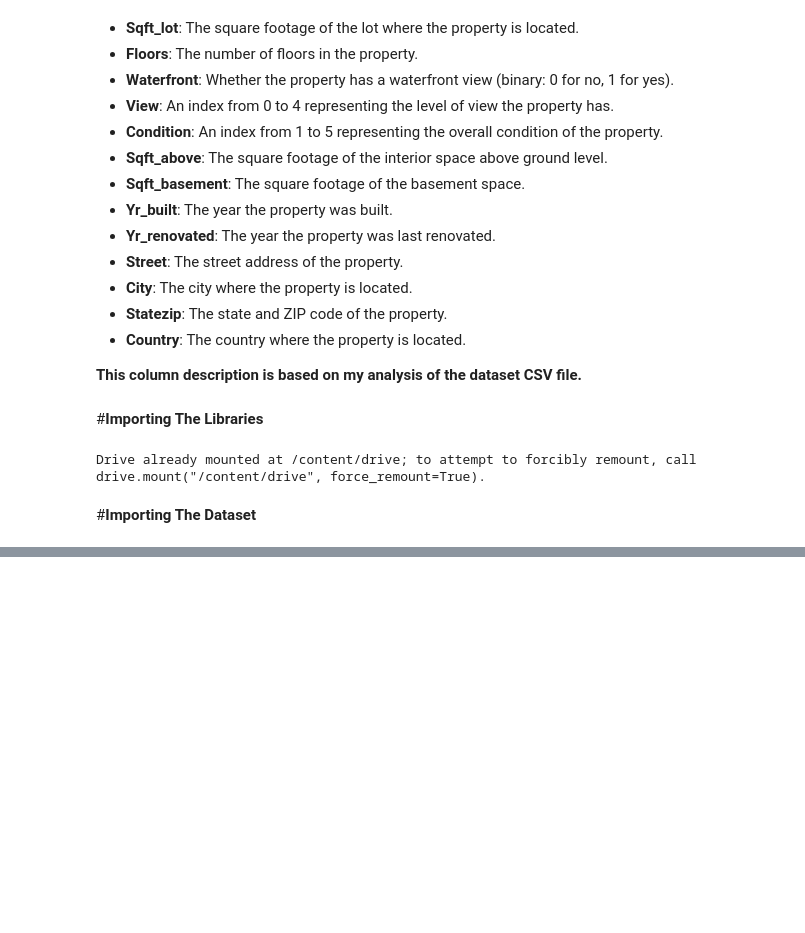
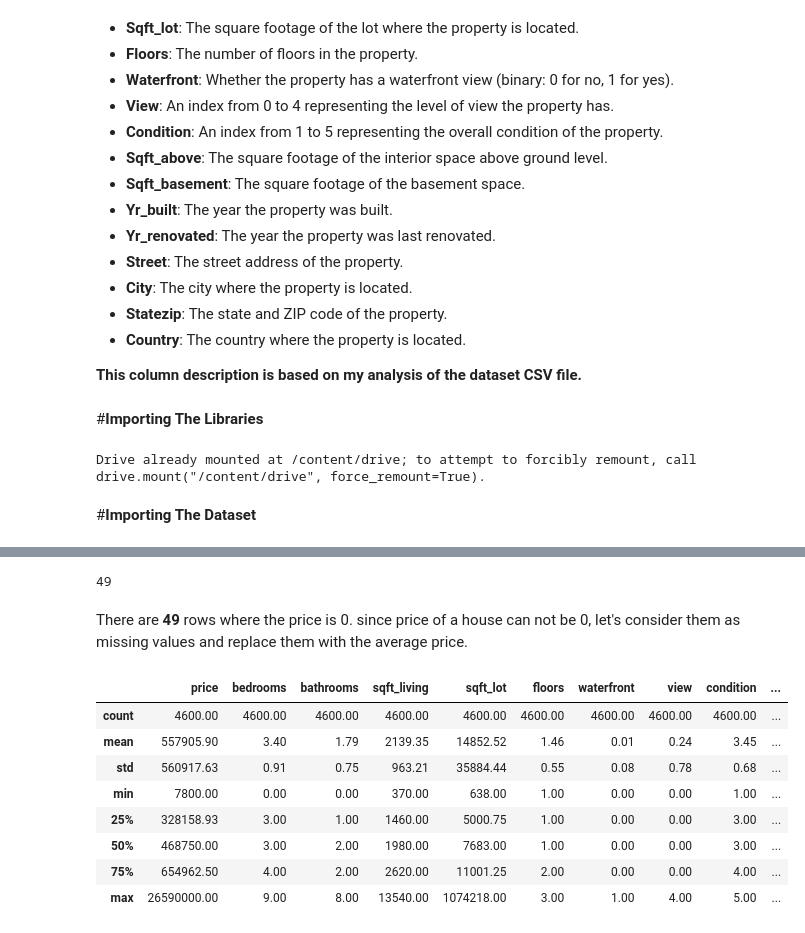
Before and after one commit to MuneefMumthas/CO538-Muneef-22206529, a Jupyter notebook: CO538_CW1_MLProject_Muneef_22206529.ipynb, the cells around one changed output, grey strips where cells are left out. Cells and saved outputs as stored; diff of their text form; code cells hidden in the pictures; blank space fills up the shorter version.

```diff
--- a/CO538_CW1_MLProject_Muneef_22206529.ipynb
+++ b/CO538_CW1_MLProject_Muneef_22206529.ipynb
@@ -74,0 +116,4 @@ df.head()
+# %%
+# changing the dtype of floors, bedrooms and bathrooms to 'int'
+df[['bedrooms','bathrooms', 'floors']] = df[['bedrooms','bathrooms', 'floors']].astype('int')
+df.info()
@@ -74,0 +138,27 @@ df.head()
+# %%
+# checking the number of rows where the price is 0
+(df['price']==0).sum(0)
+# %% [output]
+49
+# %% [markdown]
+There are **49** rows where the price is 0. since price of a house can not be 0, let's consider them as missing values and replace them with the average price.
+# %%
+# replacing the price 0 with NaN
+df['price'].replace(0, np.nan, inplace=True)
+
+# replacing the NaN values of price with the average price
+df['price'].fillna(value=df['price'].mean(), inplace=True)
+# %%
+# changing the float format to make it easier to understand
+pd.set_option('display.float_format', lambda x: format(x, '.2f'))
+df.describe()
+# %% [output]
+|  | price | bedrooms | bathrooms | sqft_living | sqft_lot | floors | waterfront | view | condition | ... |
+| count | 4600.00 | 4600.00 | 4600.00 | 4600.00 | 4600.00 | 4600.00 | 4600.00 | 4600.00 | 4600.00 | ... |
+| mean | 557905.90 | 3.40 | 1.79 | 2139.35 | 14852.52 | 1.46 | 0.01 | 0.24 | 3.45 | ... |
+| std | 560917.63 | 0.91 | 0.75 | 963.21 | 35884.44 | 0.55 | 0.08 | 0.78 | 0.68 | ... |
+| min | 7800.00 | 0.00 | 0.00 | 370.00 | 638.00 | 1.00 | 0.00 | 0.00 | 1.00 | ... |
+| 25% | 328158.93 | 3.00 | 1.00 | 1460.00 | 5000.75 | 1.00 | 0.00 | 0.00 | 3.00 | ... |
+| 50% | 468750.00 | 3.00 | 2.00 | 1980.00 | 7683.00 | 1.00 | 0.00 | 0.00 | 3.00 | ... |
+| 75% | 654962.50 | 4.00 | 2.00 | 2620.00 | 11001.25 | 2.00 | 0.00 | 0.00 | 4.00 | ... |
+| max | 26590000.00 | 9.00 | 8.00 | 13540.00 | 1074218.00 | 3.00 | 1.00 | 4.00 | 5.00 | ... |
```
Also changed, not shown: parts of 11 cells of this notebook.
